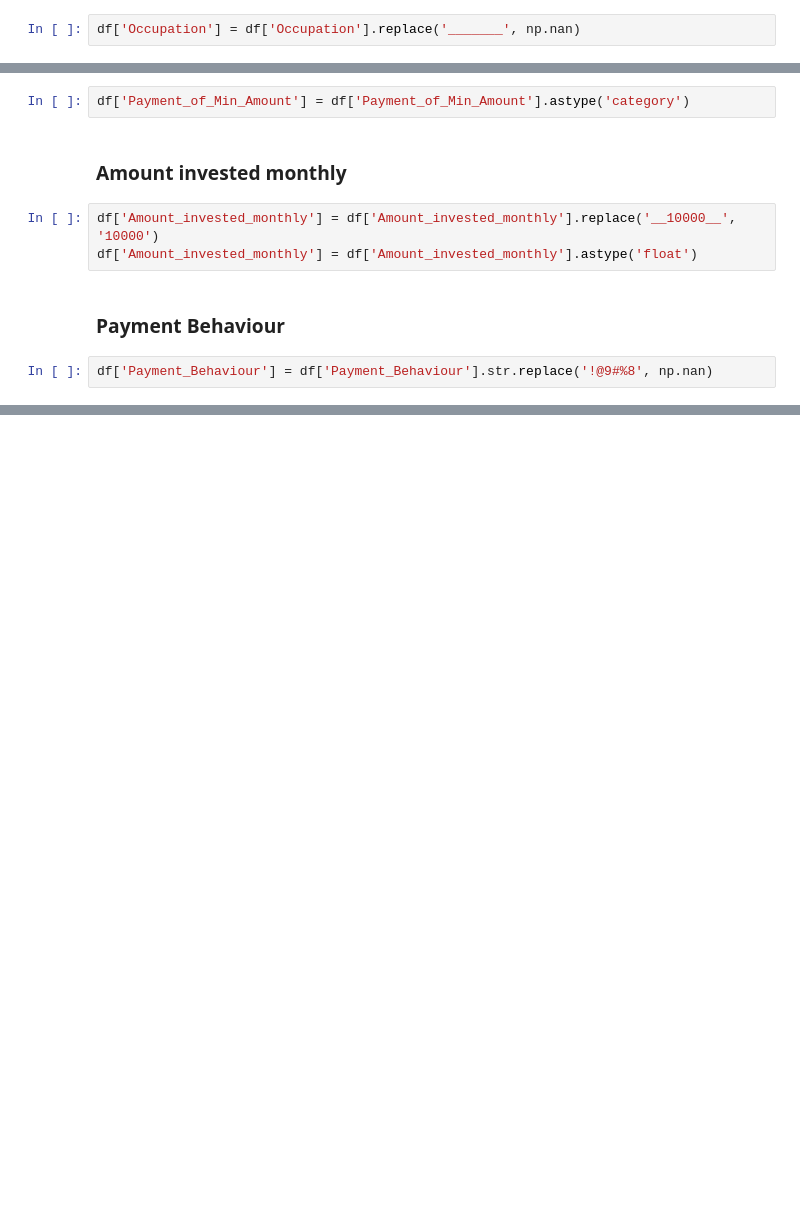
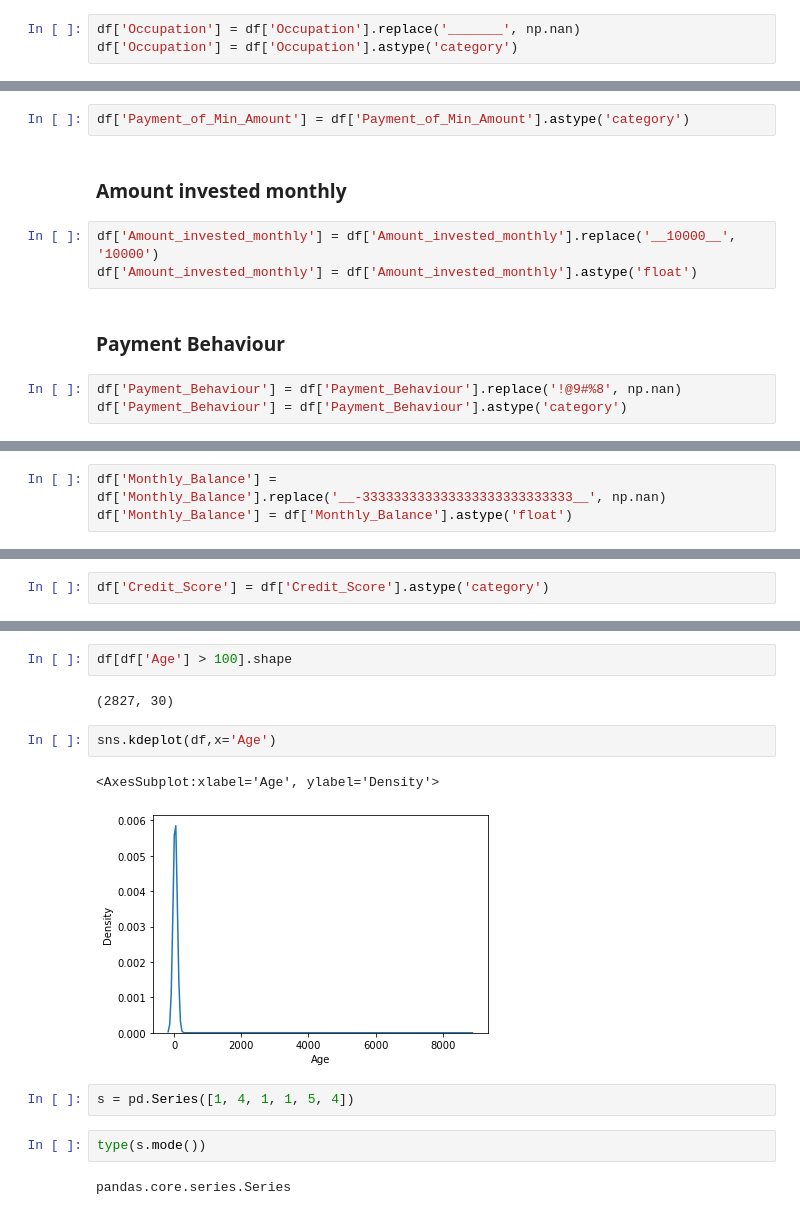
Before and after one commit to andishehtavakoli/machine-learning-projects, a Jupyter notebook: anomaly_detection/credit_score_classification_part_1_data_cleaning.ipynb, the cells around one changed output, grey strips where cells are left out. Drawn from its saved outputs; the diff is of its cells as text; blank space fills up the shorter version.

Commit message:
develop credit card data cleaning

```diff
--- a/anomaly_detection/credit_score_classification_part_1_data_cleaning.ipynb
+++ b/anomaly_detection/credit_score_classification_part_1_data_cleaning.ipynb
@@ -140,6 +141,7 @@ for item in df['SSN']:
 ### Occupation
 # %%
 df['Occupation'] = df['Occupation'].replace('_______', np.nan)
+df['Occupation'] = df['Occupation'].astype('category')
 # %% [markdown]
 ### Annual_Income
 # %%
@@ -220,4 +207,5 @@ df['Amount_invested_monthly'] = df['Amount_invested_monthly'].astype('float')
 # %% [markdown]
 ### Payment Behaviour
 # %%
-df['Payment_Behaviour'] = df['Payment_Behaviour'].str.replace('!@9#%8', np.nan)
+df['Payment_Behaviour'] = df['Payment_Behaviour'].replace('!@9#%8', np.nan)
+df['Payment_Behaviour'] = df['Payment_Behaviour'].astype('category')
@@ -223,0 +214,3 @@ df['Payment_Behaviour'] = df['Payment_Behaviour'].str.replace('!@9#%8', np.nan)
+# %%
+df['Monthly_Balance'] = df['Monthly_Balance'].replace('__-333333333333333333333333333__', np.nan)
+df['Monthly_Balance'] = df['Monthly_Balance'].astype('float')
@@ -223,0 +219,2 @@ df['Payment_Behaviour'] = df['Payment_Behaviour'].str.replace('!@9#%8', np.nan)
+# %%
+df['Credit_Score'] = df['Credit_Score'].astype('category')
@@ -223,0 +257,15 @@ df['Payment_Behaviour'] = df['Payment_Behaviour'].str.replace('!@9#%8', np.nan)
+# %%
+df[df['Age'] > 100].shape
+# %% [output]
+(2827, 30)
+# %%
+sns.kdeplot(df,x='Age')
+# %% [output]
+<AxesSubplot:xlabel='Age', ylabel='Density'>
+[figure, added]
+# %%
+s = pd.Series([1, 4, 1, 1, 5, 4])
+# %%
+type(s.mode())
+# %% [output]
+pandas.core.series.Series
```
Also changed, not shown: parts of 24 cells of this notebook.
